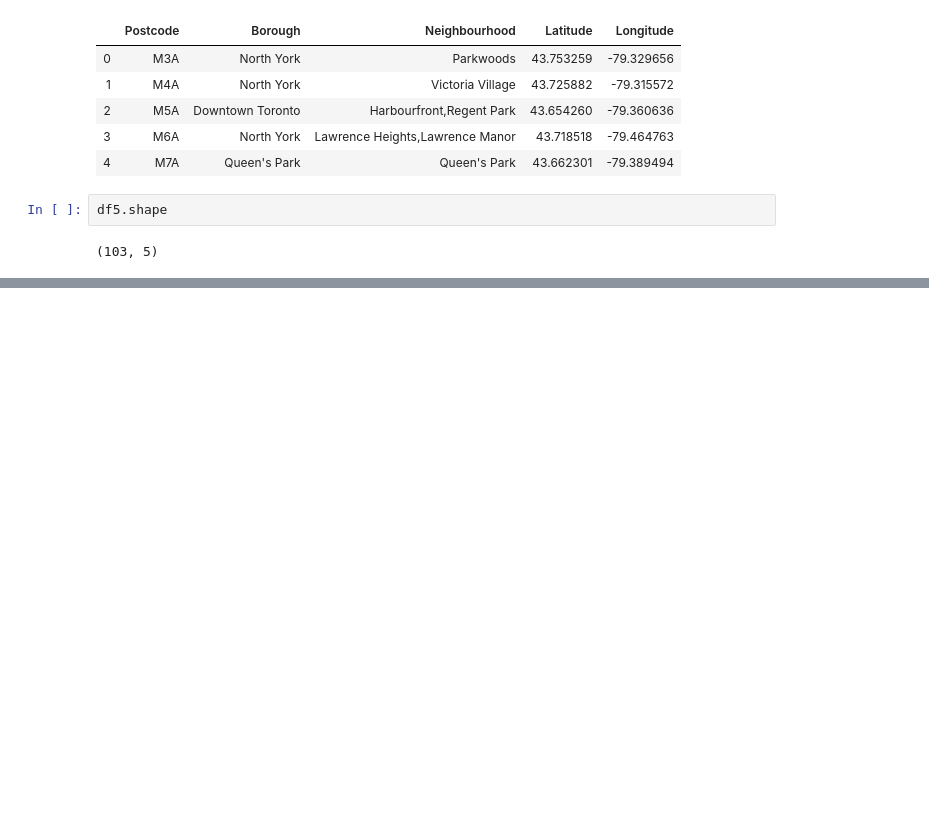
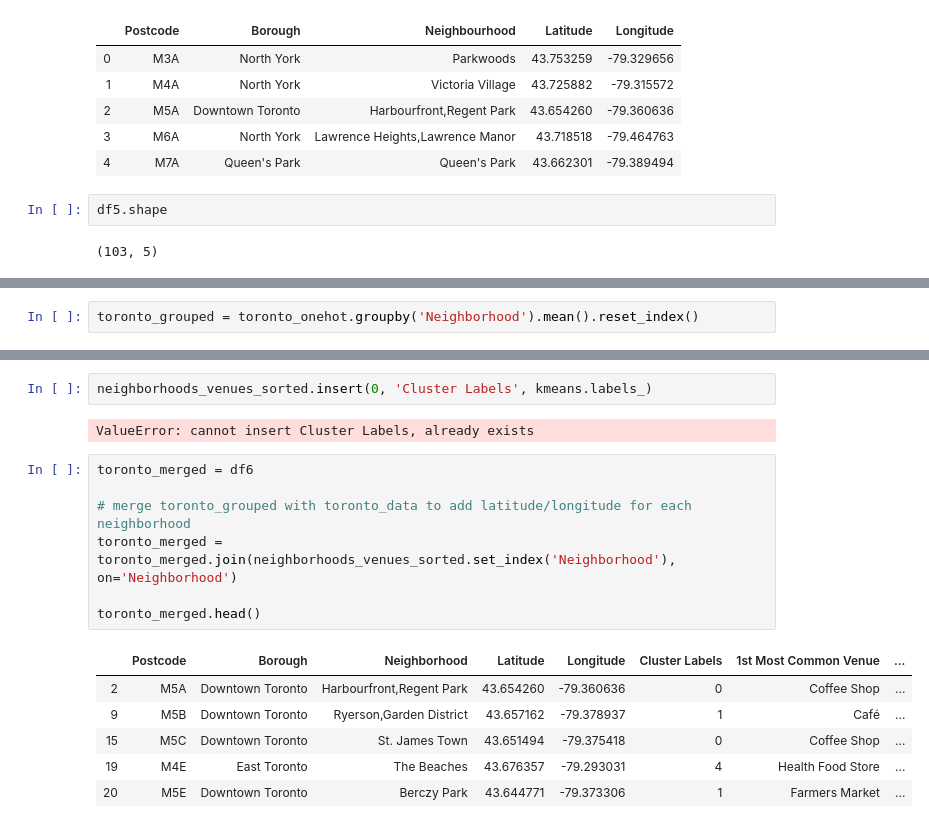
Before and after one commit to abhijeet0706/Coursera_Capstone, a Jupyter notebook: Coursera Data Science Capstone Week3.ipynb, the cells around one changed output, grey strips where cells are left out. Cells and saved outputs as stored; diff of their text form; blank space fills up the shorter version.

```diff
--- a/Coursera Data Science Capstone Week3.ipynb
+++ b/Coursera Data Science Capstone Week3.ipynb
@@ -101,0 +279,2 @@ df5.shape
+# %%
+toronto_grouped = toronto_onehot.groupby('Neighborhood').mean().reset_index()
@@ -101,0 +329,18 @@ df5.shape
+# %%
+neighborhoods_venues_sorted.insert(0, 'Cluster Labels', kmeans.labels_)
+# %% [output]
+ValueError: cannot insert Cluster Labels, already exists
+# %%
+toronto_merged = df6
+
+# merge toronto_grouped with toronto_data to add latitude/longitude for each neighborhood
+toronto_merged = toronto_merged.join(neighborhoods_venues_sorted.set_index('Neighborhood'), on='Neighborhood')
+
+toronto_merged.head()
+# %% [output]
+|  | Postcode | Borough | Neighborhood | Latitude | Longitude | Cluster Labels | 1st Most Common Venue | ... |
+| 2 | M5A | Downtown Toronto | Harbourfront,Regent Park | 43.654260 | -79.360636 | 0 | Coffee Shop | ... |
+| 9 | M5B | Downtown Toronto | Ryerson,Garden District | 43.657162 | -79.378937 | 1 | Café | ... |
+| 15 | M5C | Downtown Toronto | St. James Town | 43.651494 | -79.375418 | 0 | Coffee Shop | ... |
+| 19 | M4E | East Toronto | The Beaches | 43.676357 | -79.293031 | 4 | Health Food Store | ... |
+| 20 | M5E | Downtown Toronto | Berczy Park | 43.644771 | -79.373306 | 1 | Farmers Market | ... |
```
Also changed, not shown: parts of 29 cells of this notebook.
